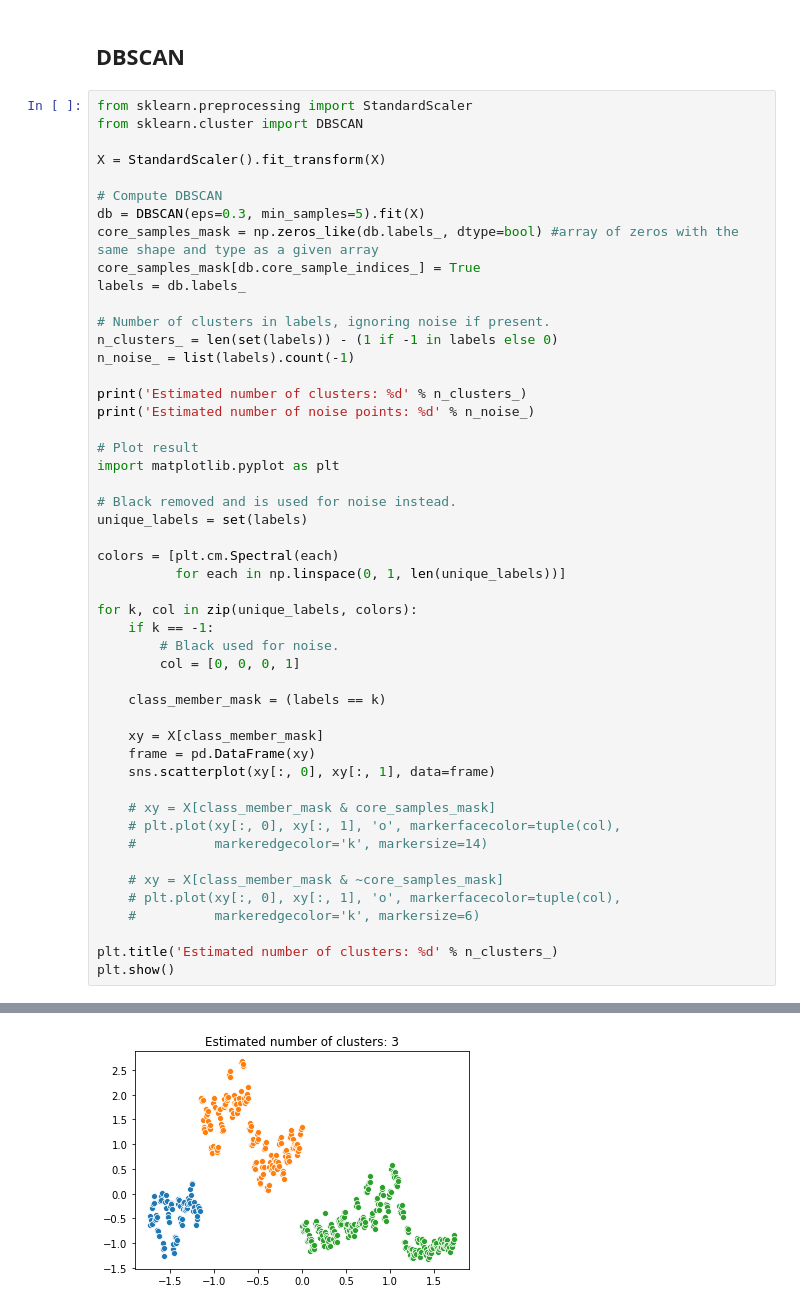
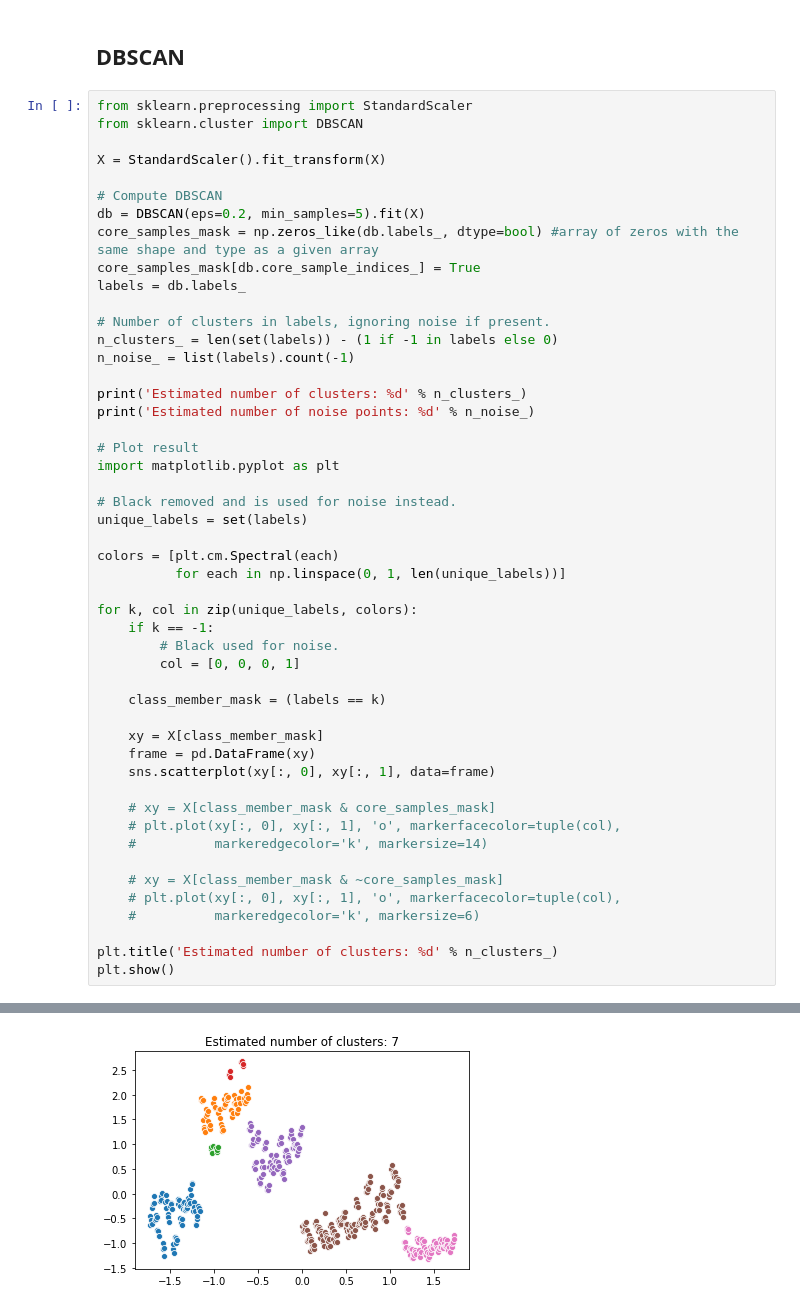
Before and after one commit to mbbakalova/Projects, a Jupyter notebook: Clustering.ipynb, the cells around one changed output, grey strips where cells are left out. Drawn from its saved outputs; the diff is of its cells as text.

```diff
--- a/Clustering.ipynb
+++ b/Clustering.ipynb
@@ -167,7 +167,7 @@ from sklearn.cluster import DBSCAN
 X = StandardScaler().fit_transform(X)
 
 # Compute DBSCAN
-db = DBSCAN(eps=0.3, min_samples=5).fit(X)
+db = DBSCAN(eps=0.2, min_samples=5).fit(X)
 core_samples_mask = np.zeros_like(db.labels_, dtype=bool) #array of zeros with the same shape and type as a given array
 core_samples_mask[db.core_sample_indices_] = True
 labels = db.labels_
@@ -214,2 +214,2 @@ Estimated number of clusters: 3
 Estimated number of noise points: 0
-[figure, old version]
+[figure, new version]
```
Also changed, not shown: parts of 4 cells of this notebook.
